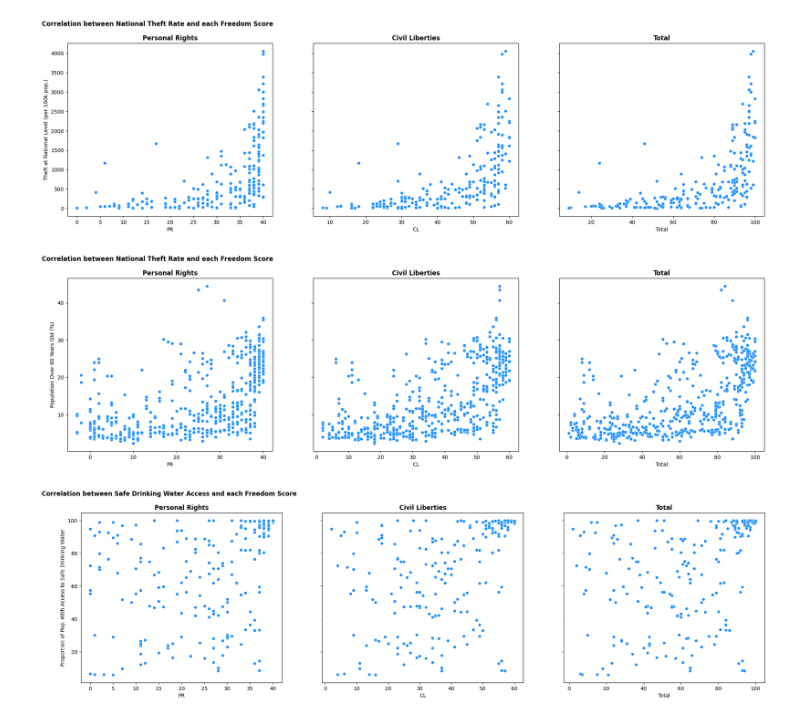
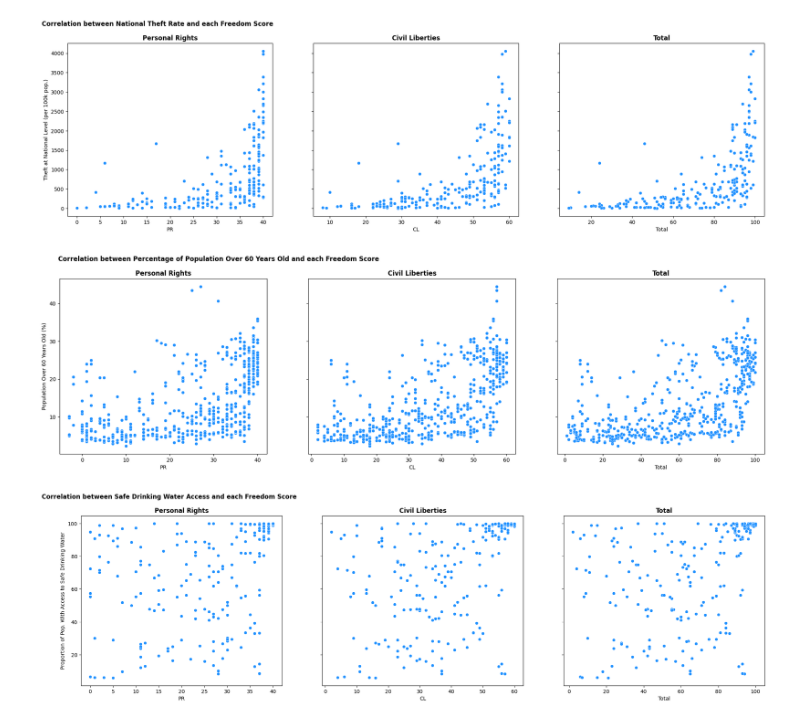
Before and after one commit to AidanMayhue/ml_3021_project, a Jupyter notebook: EDA/EDA.ipynb, the cells around one changed output. Cells and saved outputs as stored; diff of their text form; code cells hidden in the pictures.

```diff
--- a/EDA/EDA.ipynb
+++ b/EDA/EDA.ipynb
@@ -87,8 +87,8 @@ for freedom_corr, ax, free_type in zip([pr_corr, cl_corr, total_corr],
     ax.grid(axis = 'y', color = "lightgray", alpha = 0.75, zorder = 0)
 
     freedom_corr = np.array(freedom_corr)
-    top3_indices = np.argsort(np.abs(freedom_corr))[-10:][::-1]
-    top_un_cols = [un_cols[i] for i in top3_indices]
+    top10_indices = np.argsort(np.abs(freedom_corr))[-10:][::-1]
+    top_un_cols = [un_cols[i] for i in top10_indices]
     ax.set_xticks(range(len(un_cols)))
     labels = [col if col in top_un_cols else "" for col in un_cols]
     for label in labels:
@@ -151,18 +151,18 @@ plt.show()
 # %%
 fig, axs = plt.subplots(1, 3, figsize=(24,6), sharey = True)
 axs = axs.flatten()
 
 
 for ax, frtype, free_type in zip(axs, ["PR", "CL", "Total"], ["Personal Rights",
                                         "Civil Liberties", "Total"]):
     sns.scatterplot(x = df[frtype], y = df["Population aged 60+ years old (percentage)"], color = "dodgerblue", ax = ax)
     ax.set_ylabel("Population Over 60 Years Old (%)")
     ax.set_title(free_type, weight = "bold")
 
-plt.suptitle("Correlation between National Theft Rate and each Freedom Score", x = 0.225, weight = "bold")
+plt.suptitle("Correlation between Percentage of Population Over 60 Years Old and each Freedom Score", x = 0.3, weight = "bold")
 plt.show()
 # %% [output]
-[figure, old version]
+[figure, new version]
 # %%
 fig, axs = plt.subplots(1, 3, figsize=(24,6), sharey = True)
 axs = axs.flatten()
```
Also changed, not shown: parts of 2 cells of this notebook.
